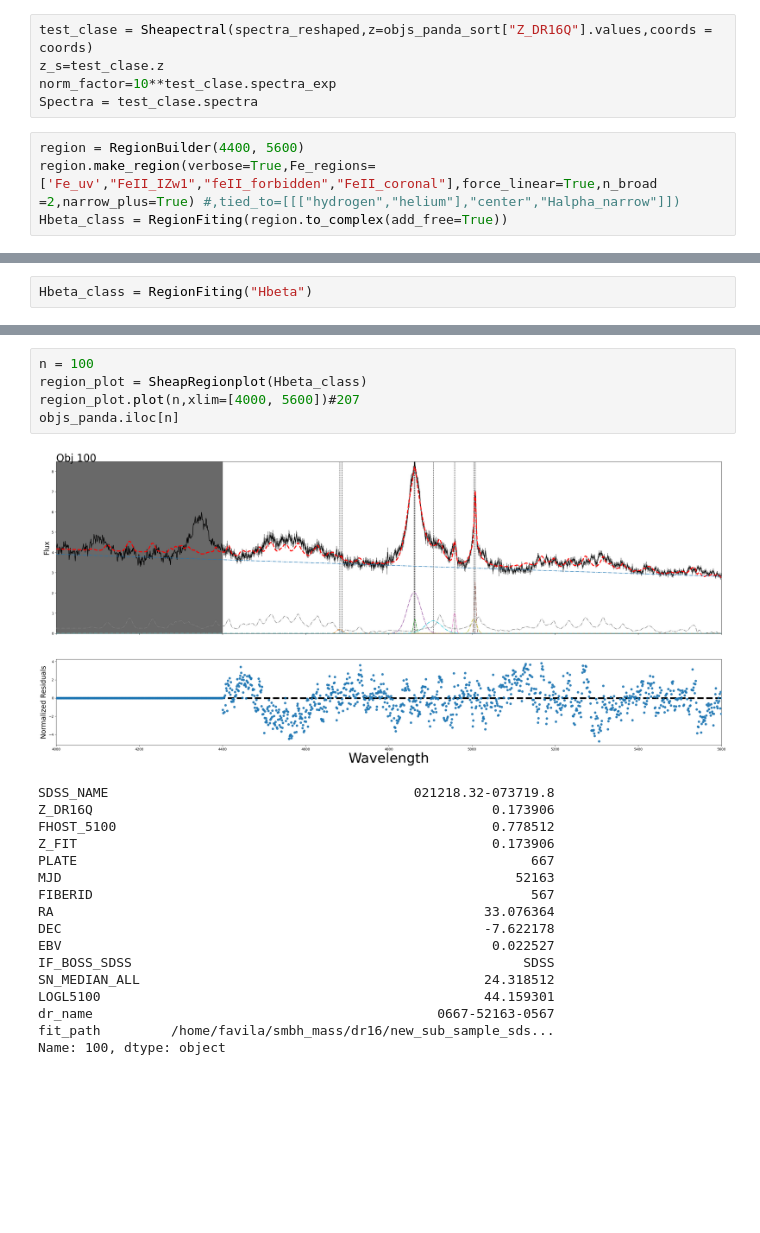
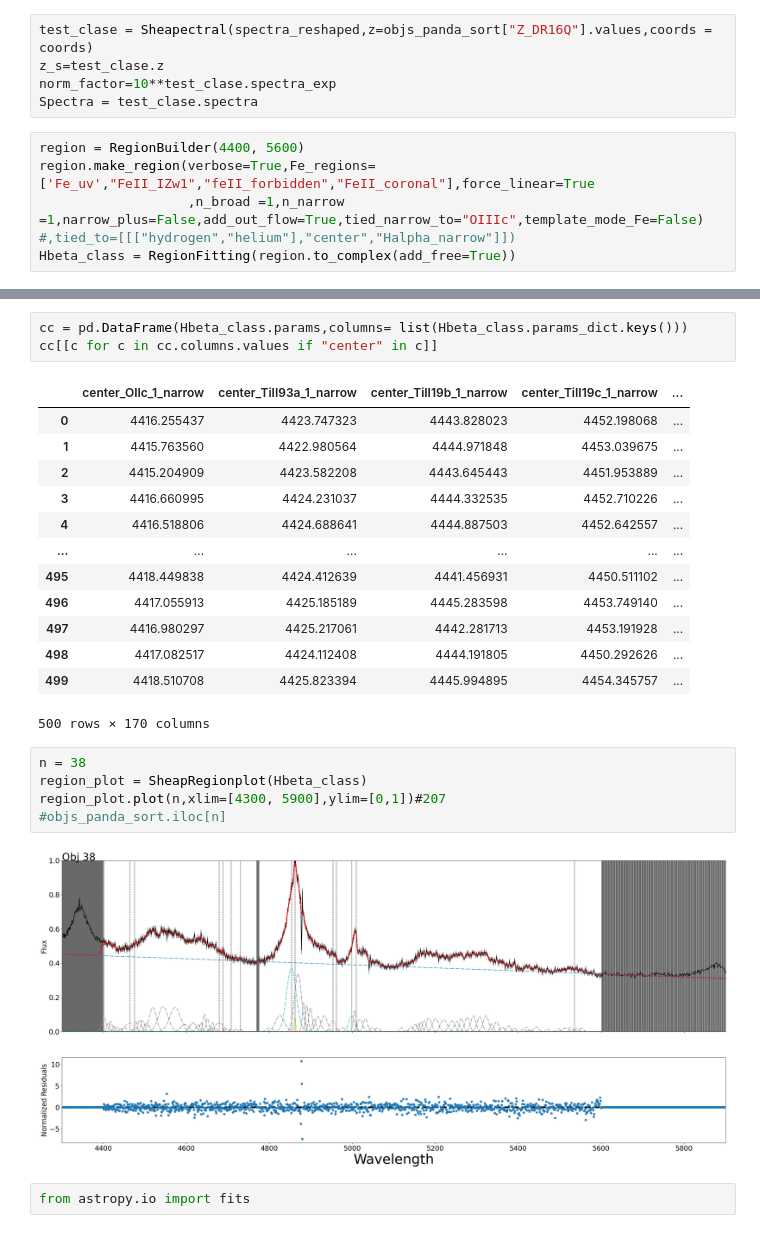
Before and after one commit to felavila/sheap, a Jupyter notebook: notebooks/building_complex_regions.ipynb, the cells around one changed output, grey strips where cells are left out. Cells and saved outputs as stored; diff of their text form; blank space fills up the shorter version.

```diff
--- a/notebooks/building_complex_regions.ipynb
+++ b/notebooks/building_complex_regions.ipynb
@@ -55,6 +61,7 @@ norm_factor=10**test_clase.spectra_exp
 Spectra = test_clase.spectra
 # %%
 region = RegionBuilder(4400, 5600)
-region.make_region(verbose=True,Fe_regions=['Fe_uv',"FeII_IZw1","feII_forbidden","FeII_coronal"],force_linear=True,n_broad =2,narrow_plus=True) #,tied_to=[[["hydrogen","helium"],"center","Halpha_narrow"]])
-Hbeta_class = RegionFiting(region.to_complex(add_free=True))
+region.make_region(verbose=True,Fe_regions=['Fe_uv',"FeII_IZw1","feII_forbidden","FeII_coronal"],force_linear=True
+                   ,n_broad =1,n_narrow =1,narrow_plus=False,add_out_flow=True,tied_narrow_to="OIIIc",template_mode_Fe=False) #,tied_to=[[["hydrogen","helium"],"center","Halpha_narrow"]])
+Hbeta_class = RegionFitting(region.to_complex(add_free=True))
 # %% [output]
@@ -65,3 +68 @@ will be created
 We assume a local linear continuum
-# %%
-Hbeta_class = RegionFiting("Hbeta")
@@ -110,23 +155,26 @@ Hbeta_class.params_dict
+# %%
+cc = pd.DataFrame(Hbeta_class.params,columns= list(Hbeta_class.params_dict.keys()))
+cc[[c for c in cc.columns.values if "center" in c]]
+# %% [output]
+|  | center_OIIc_1_narrow | center_TiII93a_1_narrow | center_TiII19b_1_narrow | center_TiII19c_1_narrow | ... |
+| 0 | 4416.255437 | 4423.747323 | 4443.828023 | 4452.198068 | ... |
+| 1 | 4415.763560 | 4422.980564 | 4444.971848 | 4453.039675 | ... |
+| 2 | 4415.204909 | 4423.582208 | 4443.645443 | 4451.953889 | ... |
+| 3 | 4416.660995 | 4424.231037 | 4444.332535 | 4452.710226 | ... |
+| 4 | 4416.518806 | 4424.688641 | 4444.887503 | 4452.642557 | ... |
+| ... | ... | ... | ... | ... | ... |
+| 495 | 4418.449838 | 4424.412639 | 4441.456931 | 4450.511102 | ... |
+| 496 | 4417.055913 | 4425.185189 | 4445.283598 | 4453.749140 | ... |
+| 497 | 4416.980297 | 4425.217061 | 4442.281713 | 4453.191928 | ... |
+| 498 | 4417.082517 | 4424.112408 | 4444.191805 | 4450.292626 | ... |
+| 499 | 4418.510708 | 4425.823394 | 4445.994895 | 4454.345757 | ... |
+500 rows × 170 columns
 # %%
-n = 100
+n = 38
 region_plot = SheapRegionplot(Hbeta_class)
-region_plot.plot(n,xlim=[4000, 5600])#207
-objs_panda.iloc[n]
+region_plot.plot(n,xlim=[4300, 5900],ylim=[0,1])#207
+#objs_panda_sort.iloc[n]
 # %% [output]
-[figure, old version]
+[figure, new version]
-SDSS_NAME                                       021218.32-073719.8
-Z_DR16Q                                                   0.173906
-FHOST_5100                                                0.778512
-Z_FIT                                                     0.173906
-PLATE                                                          667
-MJD                                                          52163
-FIBERID                                                        567
-RA                                                       33.076364
-DEC                                                      -7.622178
-EBV                                                       0.022527
-IF_BOSS_SDSS                                                  SDSS
-SN_MEDIAN_ALL                                            24.318512
-LOGL5100                                                 44.159301
-dr_name                                            0667-52163-0567
-fit_path         /home/favila/smbh_mass/dr16/new_sub_sample_sds...
-Name: 100, dtype: object
+# %%
+from astropy.io import fits
```
Also changed, not shown: parts of 24 cells of this notebook, 7 other files.
